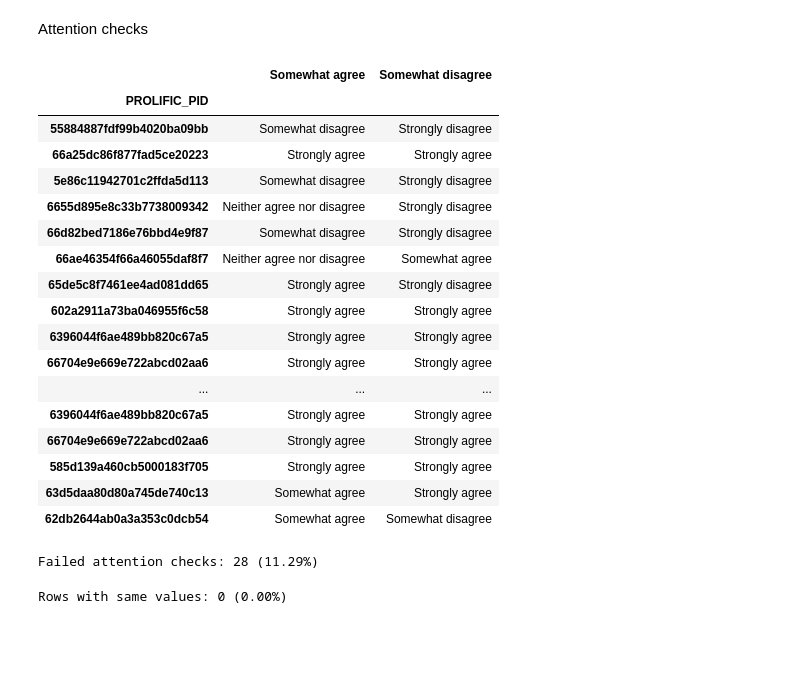
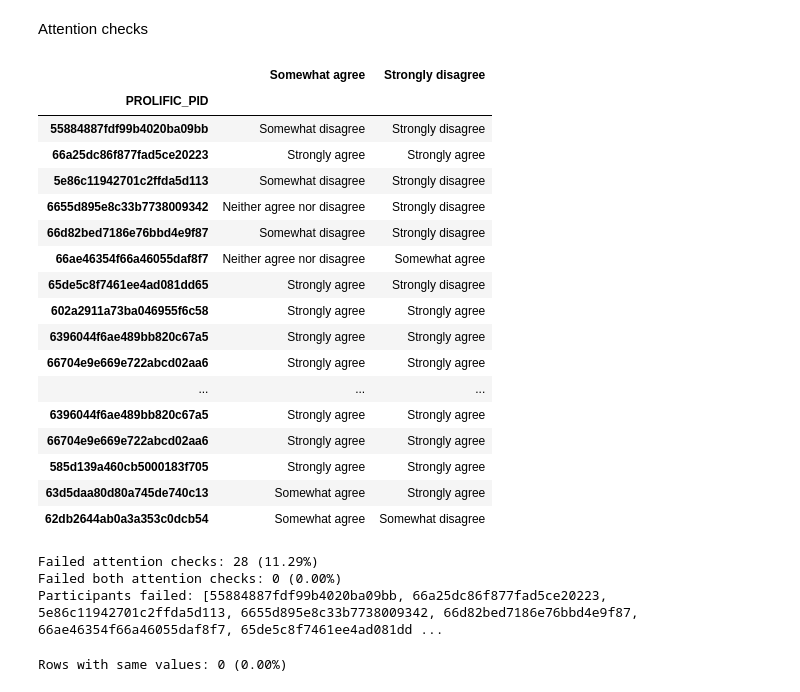
Before and after one commit to njf0/frank-llm, a Jupyter notebook: mini-project/studies/ask/results/results-3.ipynb, the cells around one changed output. Saved outputs shown, nothing was run; the diff lists cells and outputs as text; code cells hidden in the pictures; blank space fills up the shorter version.

```diff
--- a/mini-project/studies/ask/results/results-3.ipynb
+++ b/mini-project/studies/ask/results/results-3.ipynb
@@ -154,30 +154,36 @@ df.head()
 # %% [markdown]
 Attention checks
 # %%
-attention_check_somewhat_agree = [f'd67998d7-8f14-4f50-823b-cb63027f21d9_{i}' for i in range(1, 5)]
-attention_check_strongly_disagree = [f'e45763f5-53c4-4006-b2f8-edfbfd7e289e_{i}' for i in range(1, 5)]
+attention_check_agree_uuid = 'd67998d7-8f14-4f50-823b-cb63027f21d9'
+attention_check_disagree_uuid = 'e45763f5-53c4-4006-b2f8-edfbfd7e289e'
+attention_check_somewhat_agree = [f'{attention_check_agree_uuid}_{i}' for i in range(1, 5)]
+attention_check_strongly_disagree = [f'{attention_check_disagree_uuid}_{i}' for i in range(1, 5)]
 # make a dataframe with the attention check columns
 attention_check_df = df[attention_check_somewhat_agree + attention_check_strongly_disagree]
+
+# just to confirm, get all questions from df which end in _4
+# attention_check_df = df.filter(regex='_4$', axis=1)
+
 # drop these columns from the dataframe
 df = df.drop(attention_check_df.columns, axis=1)
 # confirm specific columns contains the correct values
 failed_checks = attention_check_df[~attention_check_df['d67998d7-8f14-4f50-823b-cb63027f21d9_4'].isin(['Somewhat agree'])]
 failed_checks = pd.concat(
     [
         failed_checks,
         attention_check_df[~attention_check_df['e45763f5-53c4-4006-b2f8-edfbfd7e289e_4'].isin(['Strongly disagree'])],
     ]
 )
 # rename a column
 failed_checks = failed_checks.rename(
     columns={
         'd67998d7-8f14-4f50-823b-cb63027f21d9_4': 'Somewhat agree',
-        'e45763f5-53c4-4006-b2f8-edfbfd7e289e_4': 'Somewhat disagree',
+        'e45763f5-53c4-4006-b2f8-edfbfd7e289e_4': 'Strongly disagree',
     }
 )
-failed_checks[['Somewhat agree', 'Somewhat disagree']]
+failed_checks[['Somewhat agree', 'Strongly disagree']]
 # %% [output]
-|  | Somewhat agree | Somewhat disagree |
+|  | Somewhat agree | Strongly disagree |
 | PROLIFIC_PID |  |  |
 | 55884887fdf99b4020ba09bb | Somewhat disagree | Strongly disagree |
 | 66a25dc86f877fad5ce20223 | Strongly agree | Strongly agree |
@@ -195,10 +201,19 @@ failed_checks[['Somewhat agree', 'Somewhat disagree']]
 | 585d139a460cb5000183f705 | Strongly agree | Strongly agree |
 | 63d5daa80d80a745de740c13 | Somewhat agree | Strongly agree |
 | 62db2644ab0a3a353c0dcb54 | Somewhat agree | Somewhat disagree |
-# %%
-print(f'Failed attention checks: {len(failed_checks)} ({len(failed_checks) / len(df) * 100:.2f}%)')
-# %% [output]
-Failed attention checks: 28 (11.29%)
+# %%
+print(f'Failed attention checks: {len(failed_checks)} ({len(failed_checks) / len(df) * 100:.2f}%)')
+# compare values in rows and check if they match the column name
+failed_checks['Somewhat agree'] = failed_checks['Somewhat agree'].map(lambda x: x == 'Somewhat agree')
+failed_checks['Strongly disagree'] = failed_checks['Strongly disagree'].map(lambda x: x == 'Strongly disagree')
+# get rows where both values are True
+failed_both = failed_checks[failed_checks.all(axis=1)]
+print(f'Failed both attention checks: {len(failed_both)} ({len(failed_both) / len(df) * 100:.2f}%)')
+print(f'Participants failed: [{", ".join(failed_checks.index)}]')
+# %% [output]
+Failed attention checks: 28 (11.29%)
+Failed both attention checks: 0 (0.00%)
+Participants failed: [55884887fdf99b4020ba09bb, 66a25dc86f877fad5ce20223, 5e86c11942701c2ffda5d113, 6655d895e8c33b7738009342, 66d82bed7186e76bbd4e9f87, 66ae46354f66a46055daf8f7, 65de5c8f7461ee4ad081dd ...
 # %%
 # convert text to integer
 point_scale = 5
```
Also changed, not shown: 1 other file.
